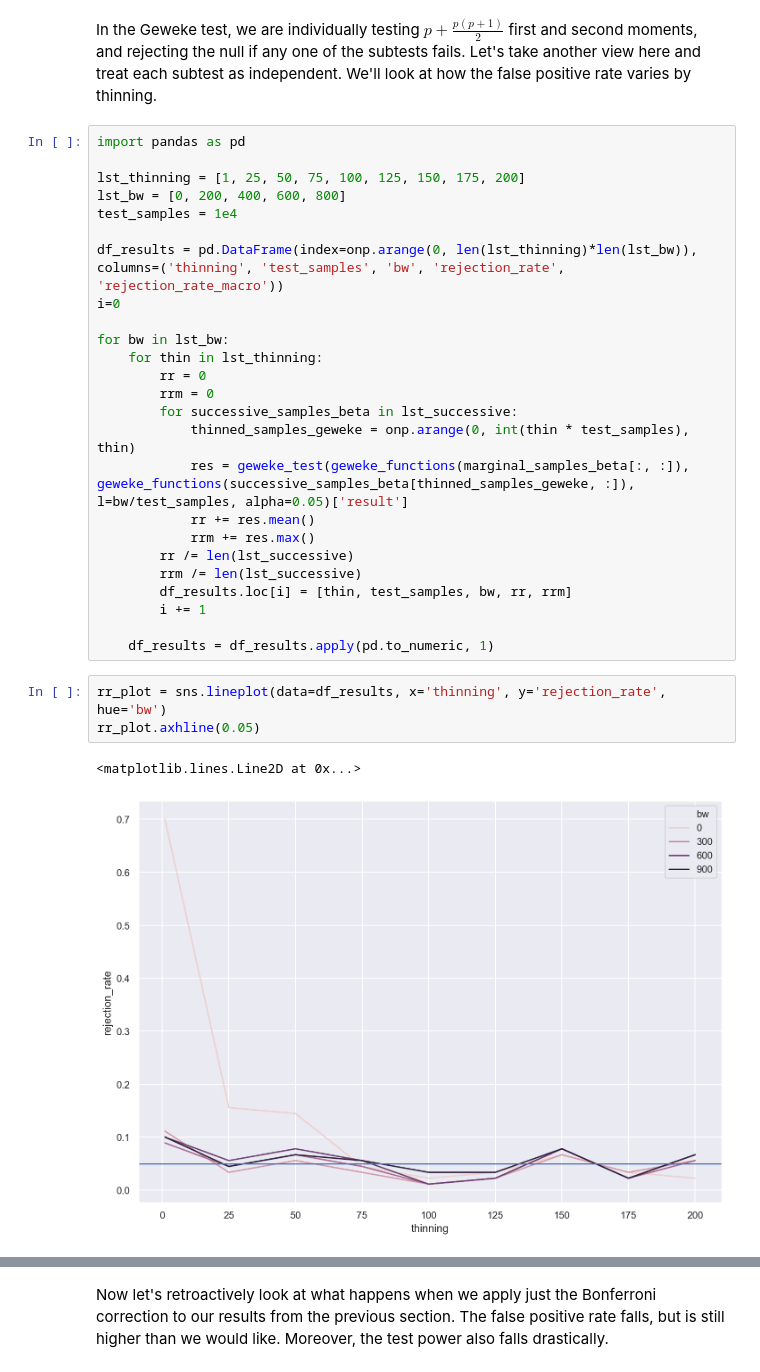
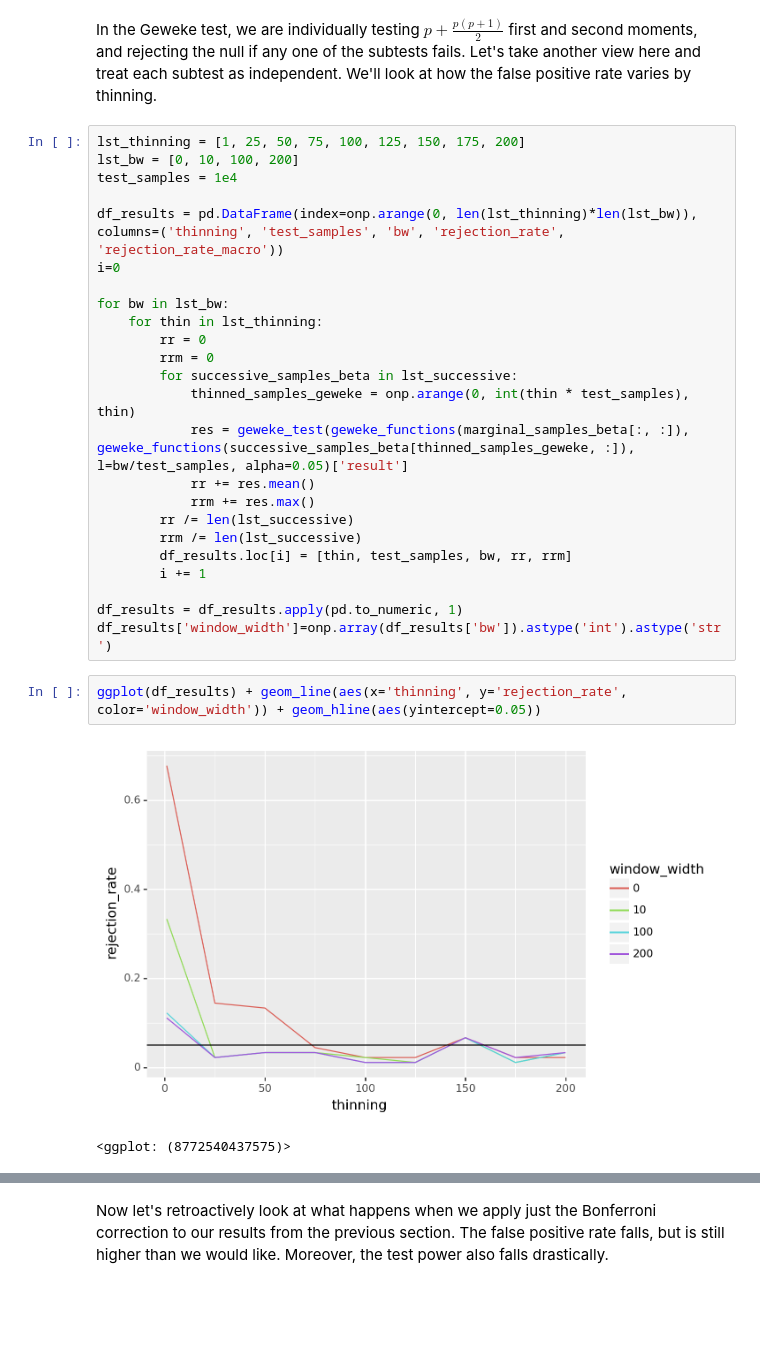
Before and after one commit to awjiang/mcmc-joint-tests, a Jupyter notebook: BayesianLassoDemo.ipynb, the cells around one changed output, grey strips where cells are left out. Drawn from its saved outputs; the diff is of its cells as text; blank space fills up the shorter version.

```diff
--- a/BayesianLassoDemo.ipynb
+++ b/BayesianLassoDemo.ipynb
@@ -444,10 +449,8 @@ for i in range(len(lst_successive)):
 # %% [markdown]
 In the Geweke test, we are individually testing $p + \frac{p(p+1)}{2}$ first and second moments, and rejecting the null if any one of the subtests fails. Let's take another view here and treat each subtest as independent. We'll look at how the false positive rate varies by thinning.
 # %%
-import pandas as pd
-
 lst_thinning = [1, 25, 50, 75, 100, 125, 150, 175, 200]
-lst_bw = [0, 200, 400, 600, 800]
+lst_bw = [0, 10, 100, 200]
 test_samples = 1e4
 
 df_results = pd.DataFrame(index=onp.arange(0, len(lst_thinning)*len(lst_bw)), columns=('thinning', 'test_samples', 'bw', 'rejection_rate', 'rejection_rate_macro'))
@@ -467,10 +470,10 @@ for bw in lst_bw:
         df_results.loc[i] = [thin, test_samples, bw, rr, rrm]
         i += 1
 
-    df_results = df_results.apply(pd.to_numeric, 1)
+df_results = df_results.apply(pd.to_numeric, 1)
+df_results['window_width']=onp.array(df_results['bw']).astype('int').astype('str')
 # %%
-rr_plot = sns.lineplot(data=df_results, x='thinning', y='rejection_rate', hue='bw')
-rr_plot.axhline(0.05)
+ggplot(df_results) + geom_line(aes(x='thinning', y='rejection_rate', color='window_width')) + geom_hline(aes(yintercept=0.05))
 # %% [output]
+[figure, new version]
-<matplotlib.lines.Line2D at 0x...>
+<ggplot: (8772540437575)>
-[figure, old version]
```
Also changed, not shown: parts of 25 cells of this notebook.
